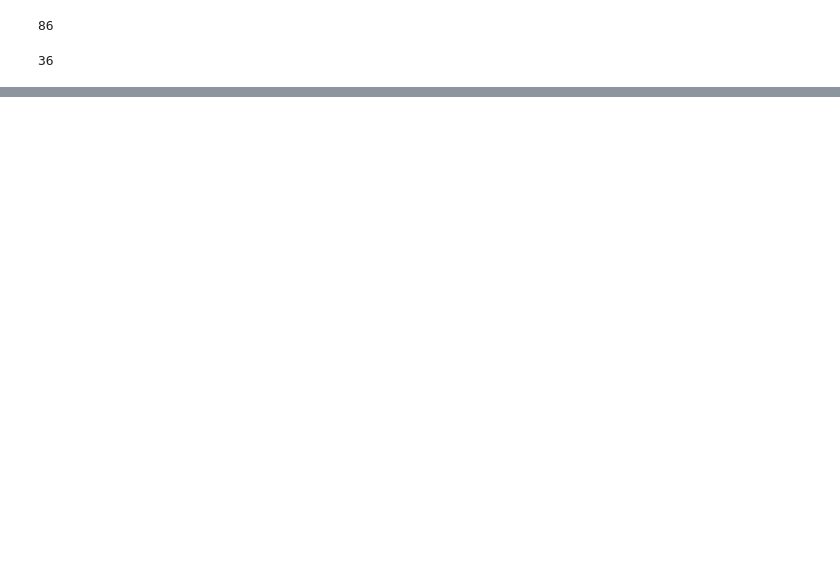
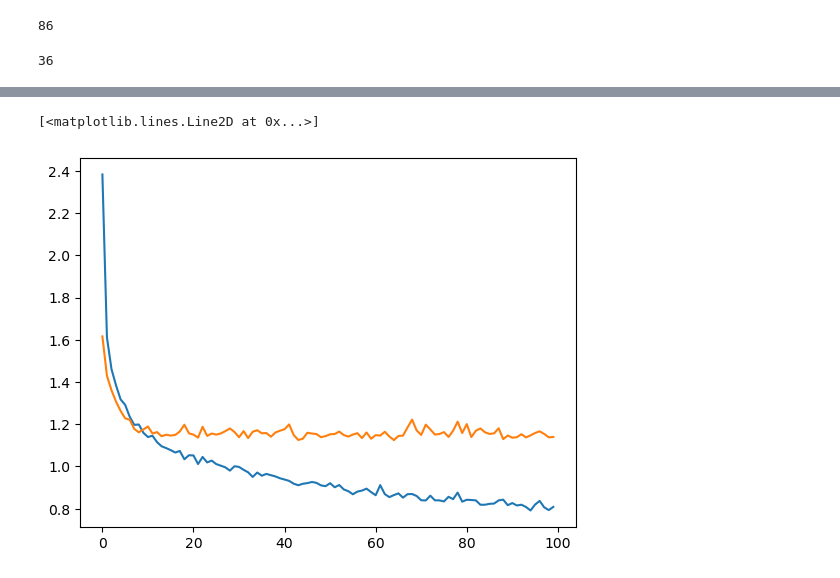
Before and after one commit to helgestein/CH0103, a Jupyter notebook: last_lecture_api_nn.ipynb, the cells around one changed output, grey strips where cells are left out. Cells and saved outputs as stored; diff of their text form; code cells hidden in the pictures; blank space fills up the shorter version.

```diff
--- a/last_lecture_api_nn.ipynb
+++ b/last_lecture_api_nn.ipynb
@@ -151,5 +154,5 @@ plt.hist(myMat[:,elements.index('O')], bins=200)
 # %%
 from sklearn.model_selection import train_test_split
 
-X_train, X_test, y_train, y_test = train_test_split(myMat, bandgap, test_size=0.2, random_state=42)
+X_train, X_test, y_train, y_test = train_test_split(myMat, np.array(bandgap), test_size=0.2, random_state=42)
 X_train, X_val, y_train, y_val = train_test_split(X_train, y_train, test_size=0.25, random_state=42)
@@ -225,15 +158,0 @@ for f in formula:
-# %%
-from sklearn.model_selection import train_test_split
-from sklearn.ensemble import RandomForestRegressor
-
-# Convert the composition embeddings list to a numpy array
-X = np.array(composition_embeddings)
-
-# Split the data into training and testing sets
-X_train, X_test, y_train, y_test = train_test_split(X, bandgap, test_size=0.2, random_state=42)
-
-# Create a Random Forest Regression model
-rf_model = RandomForestRegressor(n_estimators=100, random_state=42)
-
-# Fit the model on the training data
-rf_model.fit(X_train, y_train)
@@ -255,0 +159,21 @@ plt.show()
+# %%
+from keras.layers import Input, Dense, BatchNormalization
+from keras.optimizers import Adam
+from keras.models import Model
+from keras.losses import mean_squared_error
+
+input = Input(shape=(len(elements),))
+layer1 = Dense(10, activation='tanh')(input)
+bn1 = BatchNormalization()(layer1)
+layer2 = Dense(10, activation='tanh')(bn1)
+bn2 = BatchNormalization()(layer2)
+bottleneck = Dense(2, activation='tanh')(bn2)
+bn3 = BatchNormalization()(bottleneck)
+layer3 = Dense(10, activation='tanh')(bn3)
+out = Dense(1, activation='linear')(layer3)
+
+model_gesamt = Model(input, out)
+model_bott = Model(input, bottleneck)
+
+model_gesamt.compile(optimizer=Adam(), loss='mse')
+model_gesamt.summary()
@@ -255,0 +198,2 @@ plt.show()
+# %%
+hist = model_gesamt.fit(X_train, np.array(y_train), validation_data=(X_val, np.array(y_val)), epochs=100, batch_size=32)
@@ -255,0 +218,6 @@ plt.show()
+# %%
+plt.plot(hist.history['loss'])
+plt.plot(hist.history['val_loss'])
+# %% [output]
+[<matplotlib.lines.Line2D at 0x...>]
+[figure, added]
```
Also changed, not shown: parts of 31 cells of this notebook.
